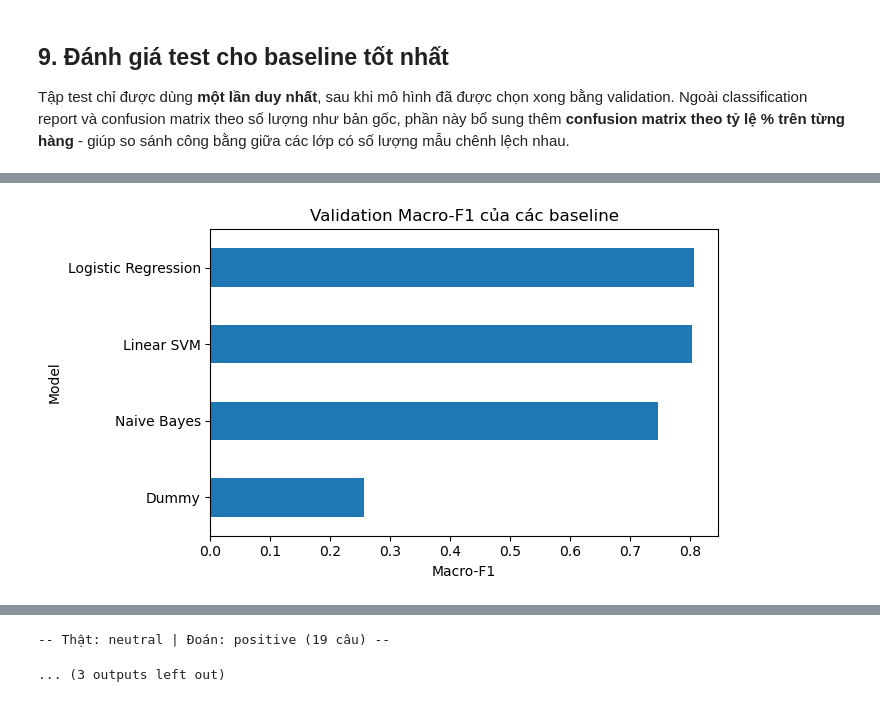
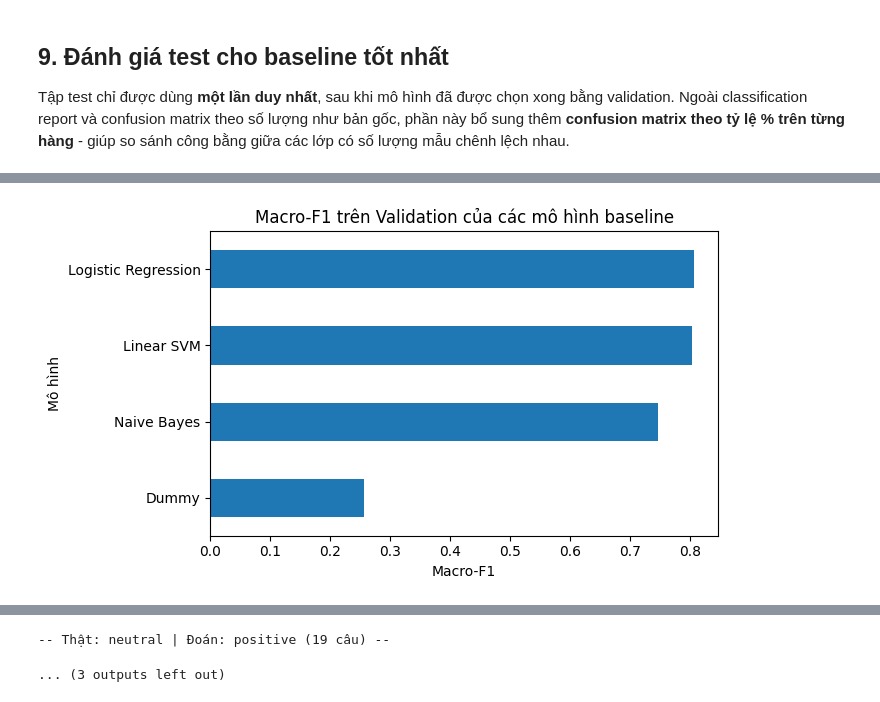
Before and after one commit to ngtd-2609/financial-sentiment-analysis-app, a Jupyter notebook: notebook/Financial_Sentiment_Analysis_Fixed_collab.ipynb, the cells around one changed output, grey strips where cells are left out. Drawn from its saved outputs; the diff is of its cells as text; code cells hidden in the pictures.

```diff
--- a/notebook/Financial_Sentiment_Analysis_Fixed_collab.ipynb
+++ b/notebook/Financial_Sentiment_Analysis_Fixed_collab.ipynb
@@ -756,6 +810,9 @@ else:
 ## 9. Đánh giá test cho baseline tốt nhất
 Tập test chỉ được dùng **một lần duy nhất**, sau khi mô hình đã được chọn xong bằng validation. Ngoài classification report và confusion matrix theo số lượng như bản gốc, phần này bổ sung thêm **confusion matrix theo tỷ lệ % trên từng hàng** - giúp so sánh công bằng giữa các lớp có số lượng mẫu chênh lệch nhau.
 # %%
+# ============================================================
+# Đánh giá mô hình tốt nhất trên tập TEST (chỉ chấm 1 lần duy nhất)
+# ============================================================
 test_metrics_df = pd.DataFrame()
 test_metrics_per_class_df = pd.DataFrame()
 best_model_name = None
@@ -767,17 +824,18 @@ if best_baseline_model is not None:
     test_metrics_df = pd.DataFrame([compute_metrics(test_df['label'], test_pred, best_baseline_name)])
     test_metrics_per_class_df = compute_metrics_per_class(test_df['label'], test_pred, best_baseline_name)
 
-    print(f'Kết quả TEST cho mô hình tốt nhất ({best_baseline_name}):')
+    print(f'===== Kết quả trên TEST cho mô hình tốt nhất ({best_baseline_name}) =====')
     display(test_metrics_df.round(4))
 
     print()
-    print('Bảng chi tiết theo từng lớp trên TEST:')
+    print('===== Bảng chi tiết theo từng lớp trên TEST =====')
     display(test_metrics_per_class_df.round(4))
 
     print()
-    print('Báo cáo phân loại đầy đủ (classification_report):')
+    print('===== Báo cáo phân loại đầy đủ (classification report) =====')
     print(classification_report(test_df['label'], test_pred, labels=LABEL_ORDER, zero_division=0))
 
+    # --- Confusion matrix: số lượng tuyệt đối ---
     cm = confusion_matrix(test_df['label'], test_pred, labels=LABEL_ORDER)
     disp = ConfusionMatrixDisplay(cm, display_labels=LABEL_ORDER)
     disp.plot(cmap='Blues', values_format='d')
@@ -786,6 +844,9 @@ if best_baseline_model is not None:
     plt.savefig(FIGURES / 'best_model_confusion_matrix_counts.png', dpi=160)
     plt.show()
 
+    # --- Confusion matrix: theo tỷ lệ % trên mỗi hàng ---
+    # Giúp so sánh công bằng giữa các lớp có số lượng mẫu chênh lệch nhau
+    # (vd. negative chỉ có 63 câu trong khi neutral có tới 322 câu)
     cm_normalized = cm.astype(float) / cm.sum(axis=1, keepdims=True)
     disp_norm = ConfusionMatrixDisplay(cm_normalized, display_labels=LABEL_ORDER)
     disp_norm.plot(cmap='Oranges', values_format='.2f')
@@ -797,7 +858,11 @@ if best_baseline_model is not None:
     best_model_name = best_baseline_name
     best_model = best_baseline_model
     STAGE_STATUS['test'] = 'done'
+
+    n_negative = int((test_df['label'] == 'negative').sum())
+    print()
+    print(f'=> Recall thường thấp nhất ở lớp "negative" vì đây là lớp ít mẫu nhất trong tập test ({n_negative} câu).')
 else:
     STAGE_STATUS['test'] = 'skipped_no_baseline'
-    print('Chưa có baseline để đánh giá trên test.')
+    print('Chưa có mô hình baseline để đánh giá trên test.')
 # %% [output]
@@ -856,22 +898,30 @@ Ngoài bảng so sánh tổng và danh sách câu sai như bản gốc, phần n
 # %%
+FEATURE_LABELS_VI = {
+    'has_negation': 'Có từ phủ định',
+    'has_number': 'Có chữ số',
+    'has_percent': 'Có ký hiệu phần trăm',
+    'has_currency': 'Có ký hiệu tiền tệ',
+}
+
 if not test_metrics_df.empty:
     final_metrics_df = test_metrics_df.copy()
-    if not finbert_metrics_df.empty:
-        final_metrics_df = pd.concat([final_metrics_df, finbert_metrics_df], ignore_index=True)
 
-    print('Bảng so sánh cuối cùng trên tập TEST:')
+    print('===== Bảng kết quả cuối cùng trên tập TEST =====')
     display(final_metrics_df.round(4))
 
     if not val_metrics_df.empty:
         ax = val_metrics_df.sort_values('Macro-F1').plot(
-            x='Model', y='Macro-F1', kind='barh', figsize=(7, 4), legend=False,
-            title='Validation Macro-F1 của các baseline'
+            x='Mô hình', y='Macro-F1', kind='barh', figsize=(7, 4), legend=False,
+            title='Macro-F1 trên Validation của các mô hình baseline'
         )
         ax.set_xlabel('Macro-F1')
         plt.tight_layout()
         plt.savefig(FIGURES / 'model_macro_f1_comparison.png', dpi=160)
         plt.show()
 
+    # ============================================================
+    # PHÂN TÍCH LỖI CHI TIẾT
+    # ============================================================
     if best_model is not None:
         pred = best_model.predict(test_df['sentence_clean'])
         analysis_df = test_df.assign(predicted_label=pred)
@@ -879,18 +929,22 @@ if not test_metrics_df.empty:
         errors = analysis_df[~analysis_df['is_correct']].copy()
 
         print()
-        print(f'Tổng số câu test: {len(analysis_df)}')
-        print(f'Số câu đoán sai: {len(errors)} ({len(errors)/len(analysis_df):.2%})')
+        print(f'Tổng số câu trong tập test: {len(analysis_df)}')
+        print(f'Số câu đoán sai: {len(errors)} ({len(errors) / len(analysis_df):.2%})')
 
+        # --- 1) Các cặp nhầm lẫn phổ biến nhất (nhãn thật -> nhãn đoán) ---
         error_pair_counts = (
             errors.groupby(['label', 'predicted_label']).size()
-            .reset_index(name='count')
-            .sort_values('count', ascending=False)
+            .reset_index(name='Số câu')
+            .rename(columns={'label': 'Nhãn thật', 'predicted_label': 'Nhãn đoán'})
+            .sort_values('Số câu', ascending=False)
+            .reset_index(drop=True)
         )
         print()
-        print('Các kiểu nhầm lẫn phổ biến nhất (nhãn thật -> nhãn đoán):')
+        print('===== Các kiểu nhầm lẫn phổ biến nhất (nhãn thật -> nhãn đoán) =====')
         display(error_pair_counts)
 
+        # --- 2) Tỷ lệ lỗi theo đặc trưng câu ---
         feature_cols = ['has_negation', 'has_number', 'has_percent', 'has_currency']
         error_rate_by_feature = []
         for col in feature_cols:
@@ -899,35 +953,40 @@ if not test_metrics_df.empty:
                 rate_true = (1 - analysis_df.loc[analysis_df[col], 'is_correct'].mean()) if has_true else float('nan')
                 rate_false = 1 - analysis_df.loc[~analysis_df[col], 'is_correct'].mean()
                 error_rate_by_feature.append({
-                    'feature': col,
-                    'error_rate_when_true': rate_true,
-                    'error_rate_when_false': rate_false,
+                    'Đặc trưng': FEATURE_LABELS_VI.get(col, col),
+                    'Tỷ lệ lỗi khi CÓ đặc trưng': rate_true,
+                    'Tỷ lệ lỗi khi KHÔNG CÓ đặc trưng': rate_false,
                 })
         error_rate_by_feature_df = pd.DataFrame(error_rate_by_feature)
         print()
-        print('Tỷ lệ lỗi theo đặc trưng câu (có đặc trưng vs không có):')
+        print('===== Tỷ lệ lỗi theo đặc trưng câu =====')
         display(error_rate_by_feature_df.round(4))
 
+        # --- 3) Tỷ lệ lỗi theo độ dài câu ---
         analysis_df['length_bucket'] = pd.cut(
             analysis_df['word_count'], bins=[0, 10, 20, 30, 1000],
-            labels=['<=10 từ', '11-20 từ', '21-30 từ', '>30 từ']
+            labels=['≤10 từ', '11-20 từ', '21-30 từ', '>30 từ']
         )
         error_rate_by_length = (
             analysis_df.groupby('length_bucket', observed=True)['is_correct']
-            .agg(số_câu='count', tỷ_lệ_đúng='mean')
+            .agg(**{'Số câu': 'count', 'Tỷ lệ đúng': 'mean'})
         )
-        error_rate_by_length['tỷ_lệ_lỗi'] = 1 - error_rate_by_length['tỷ_lệ_đúng']
+        error_rate_by_length['Tỷ lệ lỗi'] = 1 - error_rate_by_length['Tỷ lệ đúng']
+        error_rate_by_length.index.name = 'Độ dài câu'
         print()
-        print('Tỷ lệ lỗi theo độ dài câu:')
+        print('===== Tỷ lệ lỗi theo độ dài câu =====')
         display(error_rate_by_length.round(4))
 
+        # --- 4) Ví dụ cụ thể cho từng kiểu nhầm lẫn phổ biến nhất ---
         print()
-        print('Ví dụ cụ thể cho 3 kiểu nhầm lẫn phổ biến nhất:')
+        print('===== Ví dụ cụ thể cho 3 kiểu nhầm lẫn phổ biến nhất =====')
         for _, row in error_pair_counts.head(3).iterrows():
-            true_l, pred_l = row['label'], row['predicted_label']
+            true_l, pred_l = row['Nhãn thật'], row['Nhãn đoán']
             subset = errors[(errors['label'] == true_l) & (errors['predicted_label'] == pred_l)]
-            print(f"-- Thật: {true_l} | Đoán: {pred_l} ({len(subset)} câu) --")
-            display(subset[['sentence_original']].head(3))
+            print(f'-- Thật: {true_l} | Đoán: {pred_l} ({len(subset)} câu) --')
+            display(subset[['sentence_original']].rename(columns={'sentence_original': 'Câu gốc'}).head(3))
+    else:
+        print('Chưa có mô hình tốt nhất để phân tích lỗi.')
 else:
     final_metrics_df = pd.DataFrame()
     print('Chưa có kết quả mô hình để so sánh. Hãy chạy notebook trong môi trường có Internet để tải dữ liệu.')
@@ -938 +997 @@ Bảng so sánh cuối cùng trên tập TEST:
-[figure, old version]
+[figure, new version]
```
Also changed, not shown: parts of 21 cells of this notebook, 2 other files.
